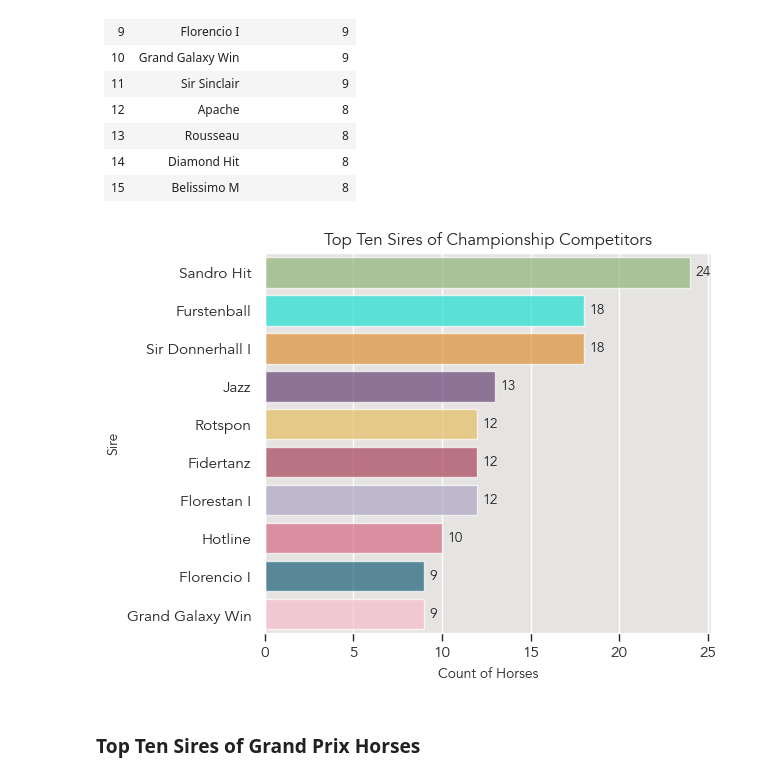
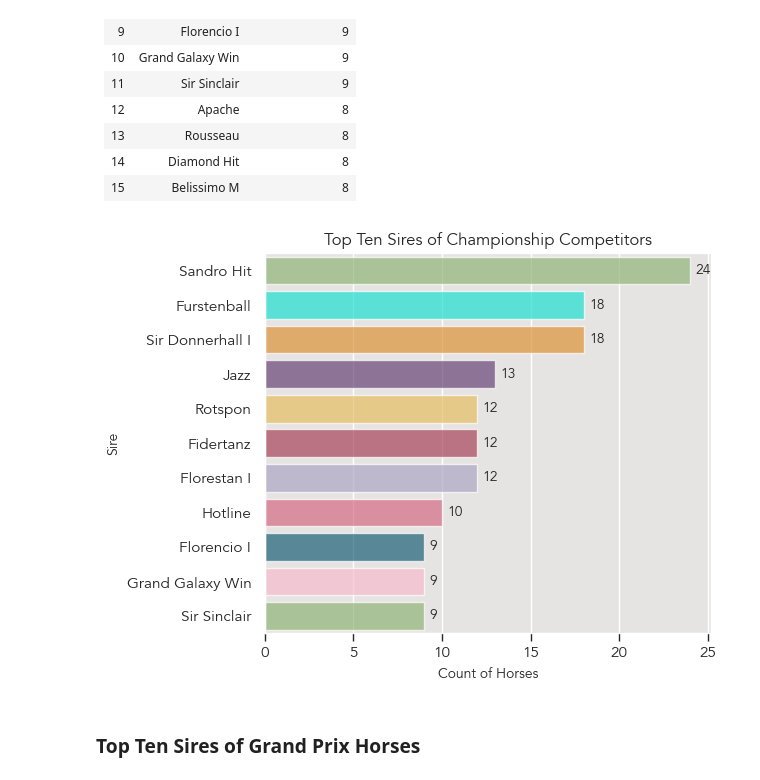
Before and after one commit to siobyrne/young-dressage-horse-program-analysis, a Jupyter notebook: younghorse.ipynb, the cells around one changed output. Cells and saved outputs as stored; diff of their text form; code cells hidden in the pictures.

```diff
--- a/younghorse.ipynb
+++ b/younghorse.ipynb
@@ -1482,26 +1482,26 @@ top_sires.columns = ['Sire', 'Count of Horses']
 # %%
 # set countplot options
 sire_chart = sns.countplot(
    y = 'Sire',
    data = horse_df,
    palette = color_palette_10,
    alpha = 0.7,
-   order = horse_df['Sire'].value_counts().iloc[:10].index
+   order = horse_df['Sire'].value_counts().iloc[:11].index
 )
 
 # add count of offspring to bars
 sire_chart.bar_label(sire_chart.containers[0], padding=4)
 
 # set title and xlabel
 plt.title('Top Ten Sires of Championship Competitors')
 plt.xlabel('Count of Horses')
 
 # save and show figure
 plt.tight_layout()
 plt.savefig('images/top-10-sires.png')
 plt.show()
 # %% [output]
-[figure, old version]
+[figure, new version]
 # %% [markdown]
 ### Top Ten Sires of Grand Prix Horses
 # %%
```
Also changed, not shown: parts of 3 cells of this notebook, 4 other files.
